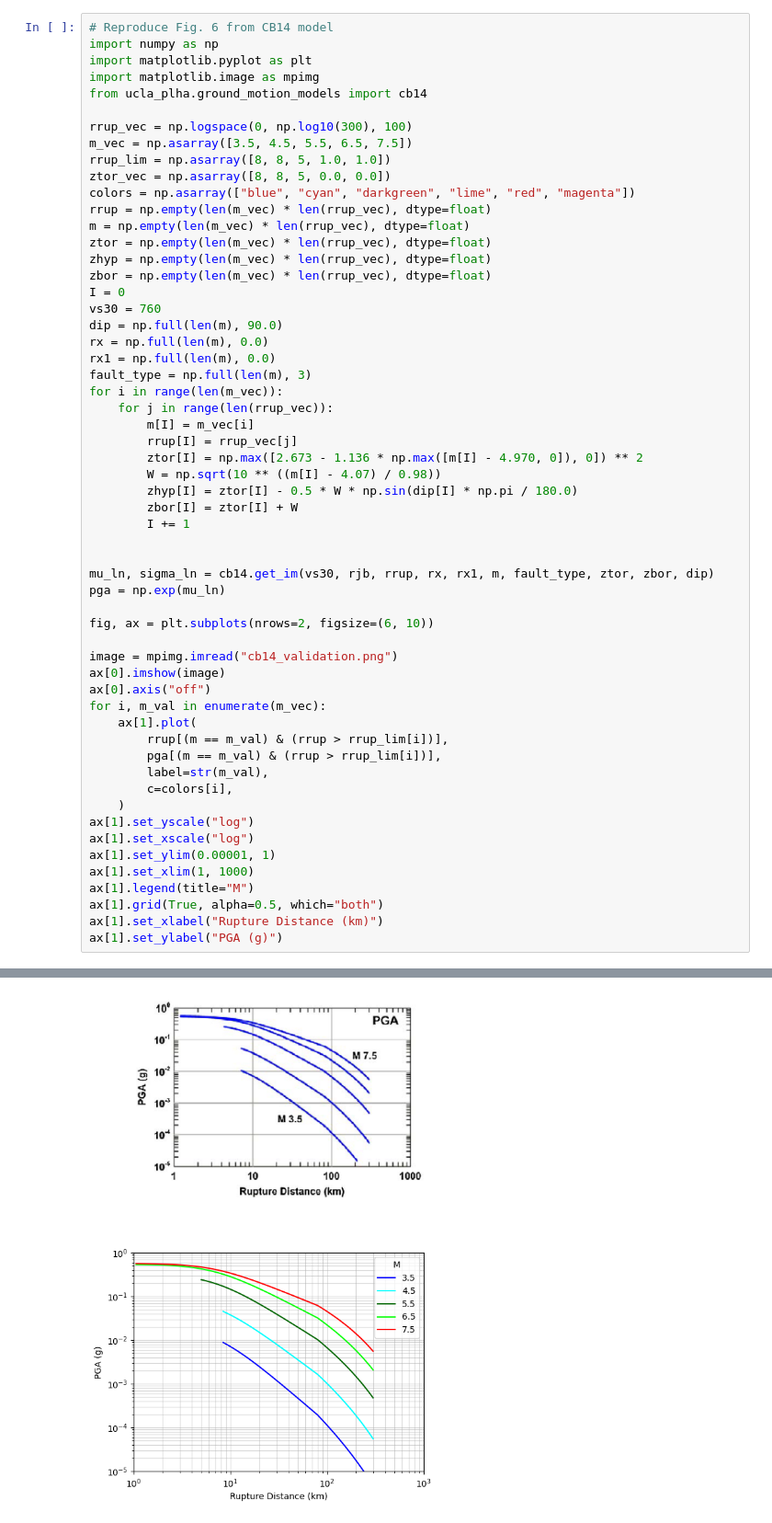
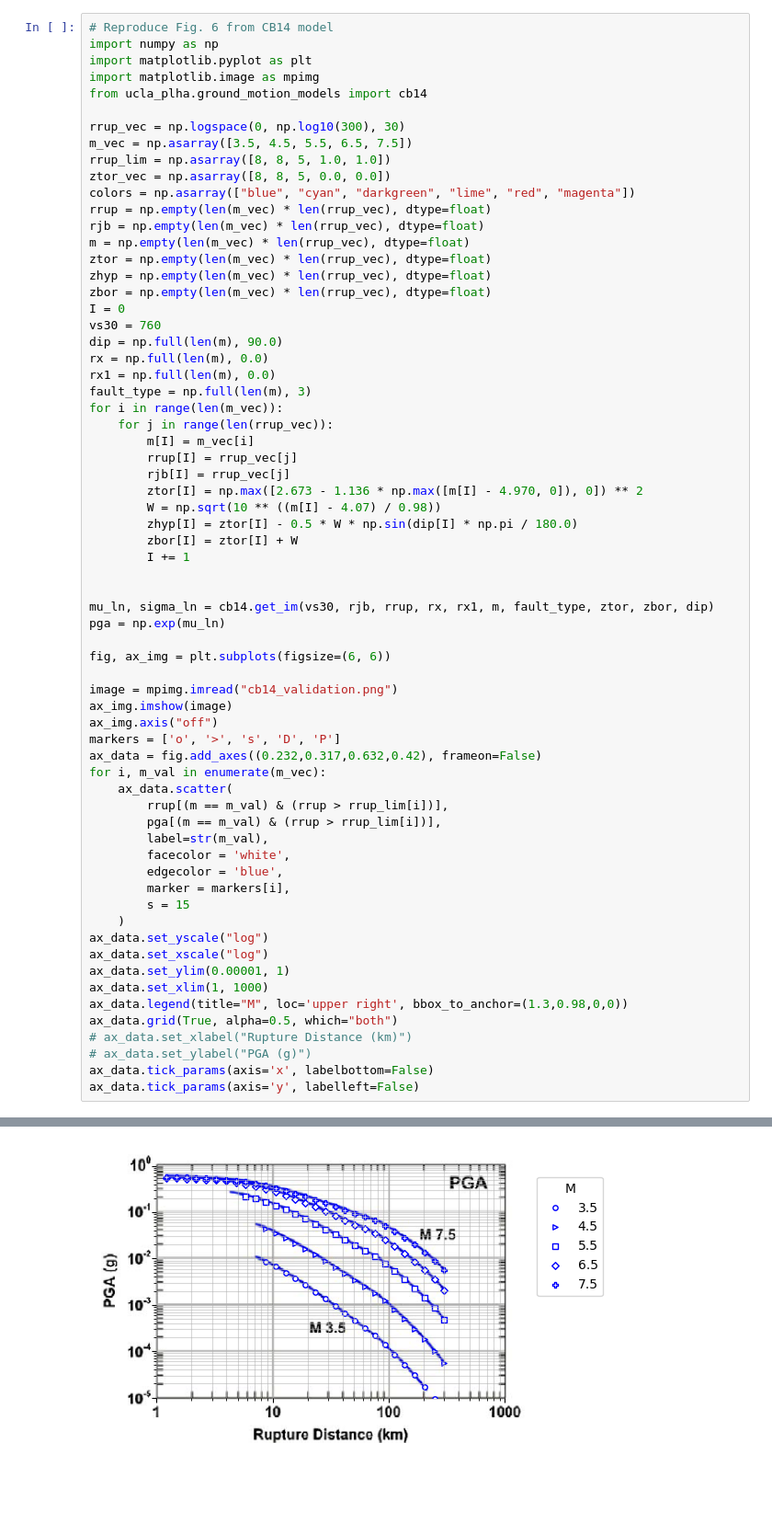
Before and after one commit to meerakota/ucla_plha, a Jupyter notebook: validation/gmm.ipynb, the cells around one changed output, grey strips where cells are left out. Shown at 92% size. Saved outputs shown, nothing was run; the diff lists cells and outputs as text; blank space fills up the shorter version.

```diff
--- a/validation/gmm.ipynb
+++ b/validation/gmm.ipynb
@@ -129,12 +146,13 @@ import matplotlib.pyplot as plt
 import matplotlib.image as mpimg
 from ucla_plha.ground_motion_models import cb14
 
-rrup_vec = np.logspace(0, np.log10(300), 100)
+rrup_vec = np.logspace(0, np.log10(300), 30)
 m_vec = np.asarray([3.5, 4.5, 5.5, 6.5, 7.5])
 rrup_lim = np.asarray([8, 8, 5, 1.0, 1.0])
 ztor_vec = np.asarray([8, 8, 5, 0.0, 0.0])
 colors = np.asarray(["blue", "cyan", "darkgreen", "lime", "red", "magenta"])
 rrup = np.empty(len(m_vec) * len(rrup_vec), dtype=float)
+rjb = np.empty(len(m_vec) * len(rrup_vec), dtype=float)
 m = np.empty(len(m_vec) * len(rrup_vec), dtype=float)
 ztor = np.empty(len(m_vec) * len(rrup_vec), dtype=float)
 zhyp = np.empty(len(m_vec) * len(rrup_vec), dtype=float)
@@ -149,6 +167,7 @@ for i in range(len(m_vec)):
     for j in range(len(rrup_vec)):
         m[I] = m_vec[i]
         rrup[I] = rrup_vec[j]
+        rjb[I] = rrup_vec[j]
         ztor[I] = np.max([2.673 - 1.136 * np.max([m[I] - 4.970, 0]), 0]) ** 2
         W = np.sqrt(10 ** ((m[I] - 4.07) / 0.98))
         zhyp[I] = ztor[I] - 0.5 * W * np.sin(dip[I] * np.pi / 180.0)
@@ -159,24 +178,31 @@ for i in range(len(m_vec)):
 mu_ln, sigma_ln = cb14.get_im(vs30, rjb, rrup, rx, rx1, m, fault_type, ztor, zbor, dip)
 pga = np.exp(mu_ln)
 
-fig, ax = plt.subplots(nrows=2, figsize=(6, 10))
+fig, ax_img = plt.subplots(figsize=(6, 6))
 
 image = mpimg.imread("cb14_validation.png")
-ax[0].imshow(image)
-ax[0].axis("off")
+ax_img.imshow(image)
+ax_img.axis("off")
+markers = ['o', '>', 's', 'D', 'P']
+ax_data = fig.add_axes((0.232,0.317,0.632,0.42), frameon=False)
 for i, m_val in enumerate(m_vec):
-    ax[1].plot(
+    ax_data.scatter(
         rrup[(m == m_val) & (rrup > rrup_lim[i])],
         pga[(m == m_val) & (rrup > rrup_lim[i])],
         label=str(m_val),
-        c=colors[i],
+        facecolor = 'white',
+        edgecolor = 'blue',
+        marker = markers[i],
+        s = 15
     )
-ax[1].set_yscale("log")
-ax[1].set_xscale("log")
-ax[1].set_ylim(0.00001, 1)
-ax[1].set_xlim(1, 1000)
-ax[1].legend(title="M")
-ax[1].grid(True, alpha=0.5, which="both")
-ax[1].set_xlabel("Rupture Distance (km)")
-ax[1].set_ylabel("PGA (g)")
+ax_data.set_yscale("log")
+ax_data.set_xscale("log")
+ax_data.set_ylim(0.00001, 1)
+ax_data.set_xlim(1, 1000)
+ax_data.legend(title="M", loc='upper right', bbox_to_anchor=(1.3,0.98,0,0))
+ax_data.grid(True, alpha=0.5, which="both")
+# ax_data.set_xlabel("Rupture Distance (km)")
+# ax_data.set_ylabel("PGA (g)")
+ax_data.tick_params(axis='x', labelbottom=False)
+ax_data.tick_params(axis='y', labelleft=False)
 # %% [output]
@@ -184,4 +209,4 @@ Text(0, 0.5, 'PGA (g)')
-[figure, old version]
+[figure, new version]
 # %%
 # Reproduce Fig. 6 from CB14 model
 import numpy as np
```
Also changed, not shown: parts of 8 cells of this notebook, 1 other file.
